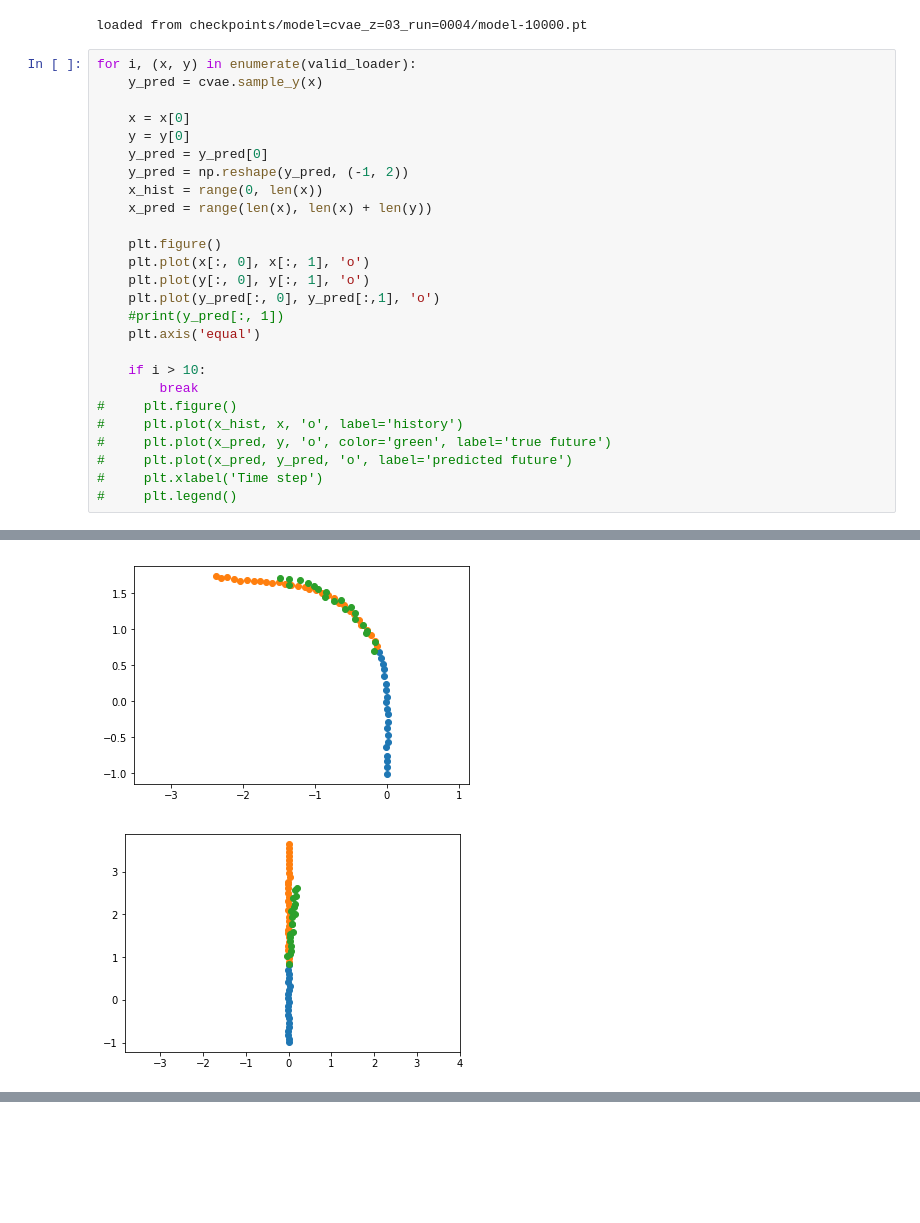
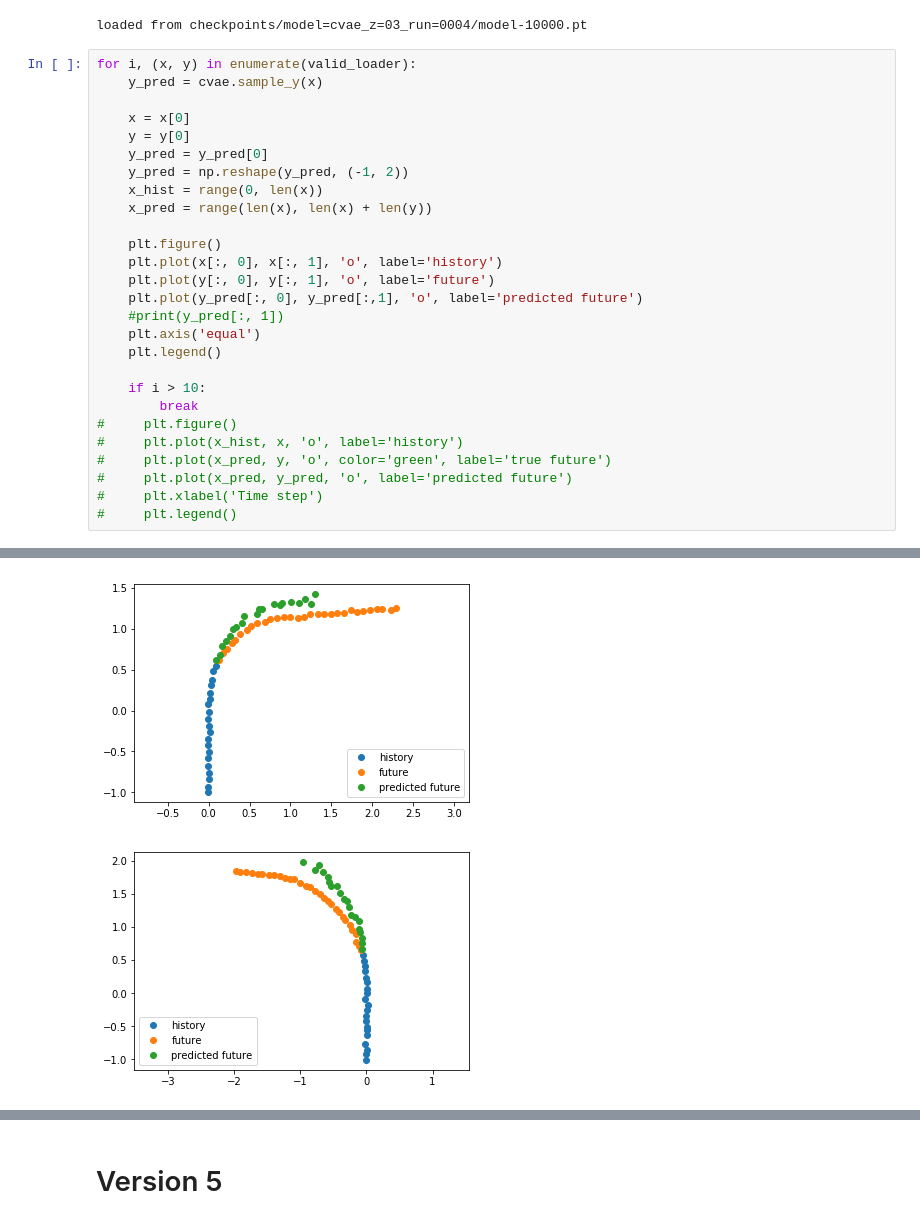
Before and after one commit to priyakasimbeg/stl-intent-gen, a Jupyter notebook: VisualizeResults.ipynb, the cells around one changed output, grey strips where cells are left out. Drawn from its saved outputs; the diff is of its cells as text; blank space fills up the shorter version.

```diff
--- a/VisualizeResults.ipynb
+++ b/VisualizeResults.ipynb
@@ -207,11 +204,12 @@ for i, (x, y) in enumerate(valid_loader):
     x_pred = range(len(x), len(x) + len(y))
 
     plt.figure()
-    plt.plot(x[:, 0], x[:, 1], 'o')
-    plt.plot(y[:, 0], y[:, 1], 'o')
-    plt.plot(y_pred[:, 0], y_pred[:,1], 'o')
+    plt.plot(x[:, 0], x[:, 1], 'o', label='history')
+    plt.plot(y[:, 0], y[:, 1], 'o', label='future')
+    plt.plot(y_pred[:, 0], y_pred[:,1], 'o', label='predicted future')
     #print(y_pred[:, 1])
     plt.axis('equal')
+    plt.legend()
 
     if i > 10:
         break
@@ -230,2 +228,2 @@ for i, (x, y) in enumerate(valid_loader):
-[figure, old version]
+[figure, new version]
-[figure, old version]
+[figure, new version]
@@ -236,0 +235,2 @@ for i, (x, y) in enumerate(valid_loader):
+# %% [markdown]
+# Version 5
```
Also changed, not shown: parts of 4 cells of this notebook, 9 other files.
